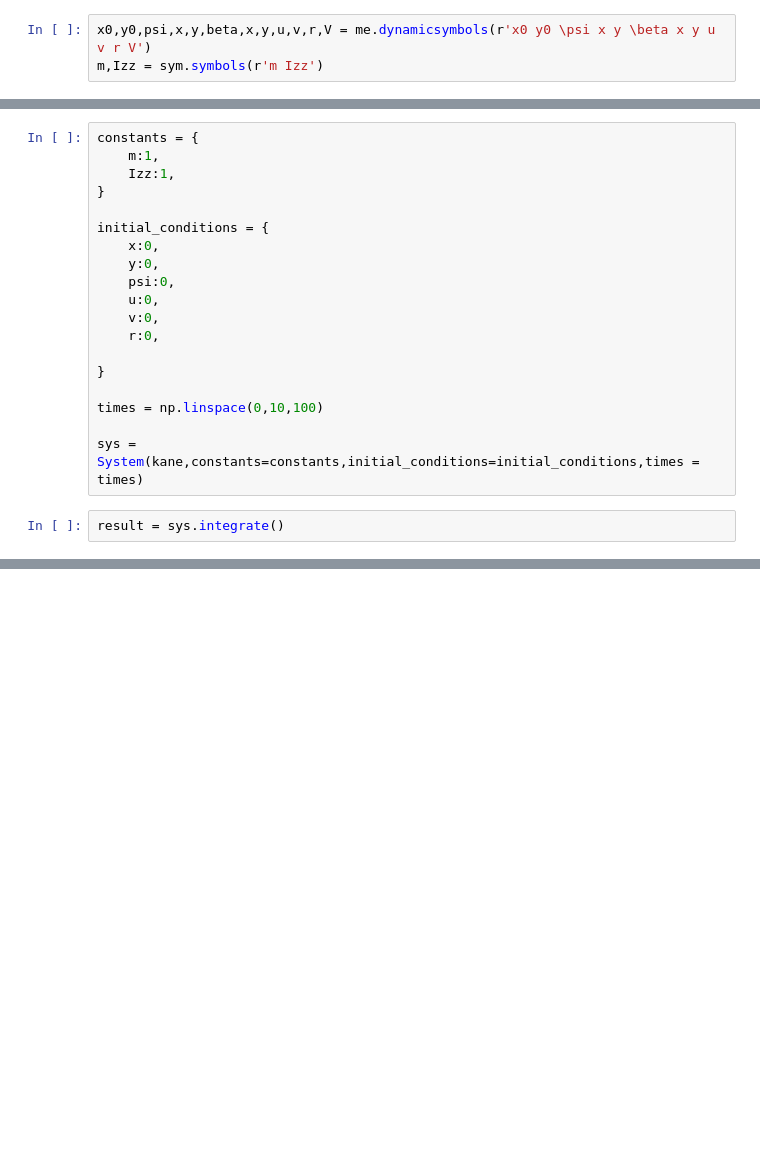
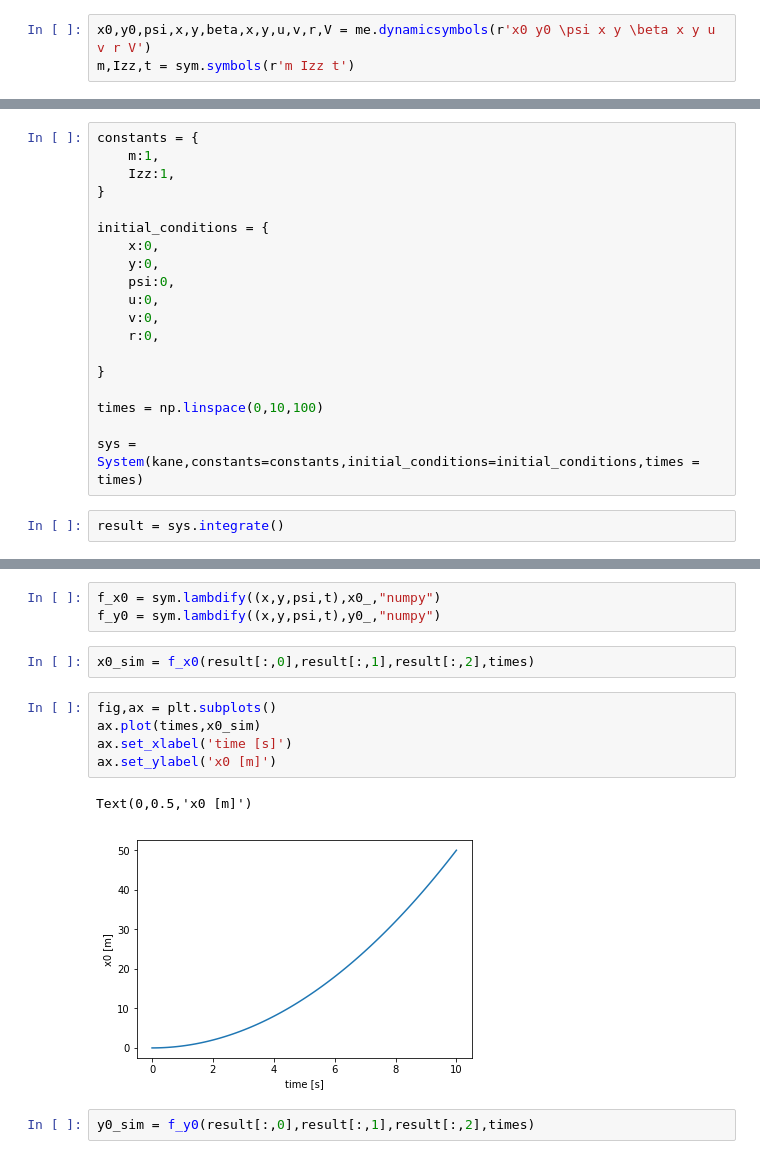
Before and after one commit to martinlarsalbert/ForceMan, a Jupyter notebook: 3DOF.ipynb, the cells around one changed output, grey strips where cells are left out. Saved outputs shown, nothing was run; the diff lists cells and outputs as text; blank space fills up the shorter version.

```diff
--- a/3DOF.ipynb
+++ b/3DOF.ipynb
@@ -14,7 +14,7 @@ import matplotlib.pyplot as plt
 <img src="3dof.png" width="400" align="left">
 # %%
 x0,y0,psi,x,y,beta,x,y,u,v,r,V = me.dynamicsymbols(r'x0 y0 \psi x y \beta x y u v r V')
-m,Izz = sym.symbols(r'm Izz')
+m,Izz,t = sym.symbols(r'm Izz t')
 # %%
 earth_frame = me.ReferenceFrame(name = 'E')
 ship_frame = me.ReferenceFrame(name = 'S')
@@ -132,0 +146,15 @@ ax.plot(times,result[:,0])
+# %%
+f_x0 = sym.lambdify((x,y,psi,t),x0_,"numpy")
+f_y0 = sym.lambdify((x,y,psi,t),y0_,"numpy")
+# %%
+x0_sim = f_x0(result[:,0],result[:,1],result[:,2],times)
+# %%
+fig,ax = plt.subplots()
+ax.plot(times,x0_sim)
+ax.set_xlabel('time [s]')
+ax.set_ylabel('x0 [m]')
+# %% [output]
+Text(0,0.5,'x0 [m]')
+[figure, added]
+# %%
+y0_sim = f_y0(result[:,0],result[:,1],result[:,2],times)
```
Also changed, not shown: parts of 5 cells of this notebook.
